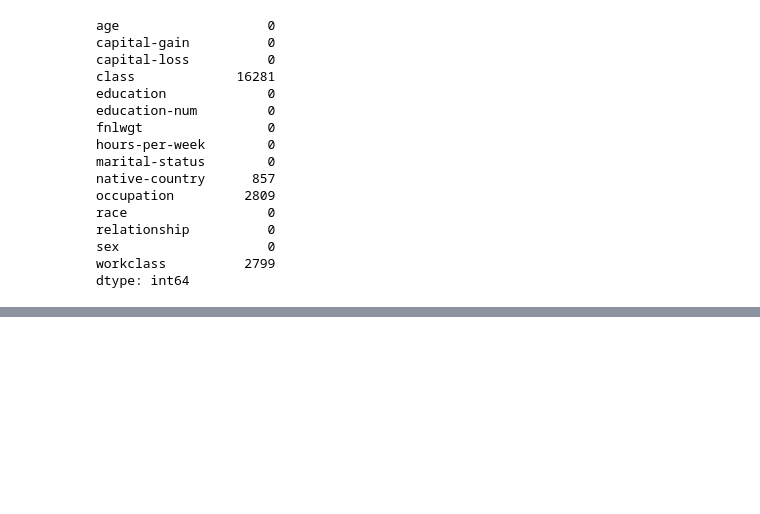
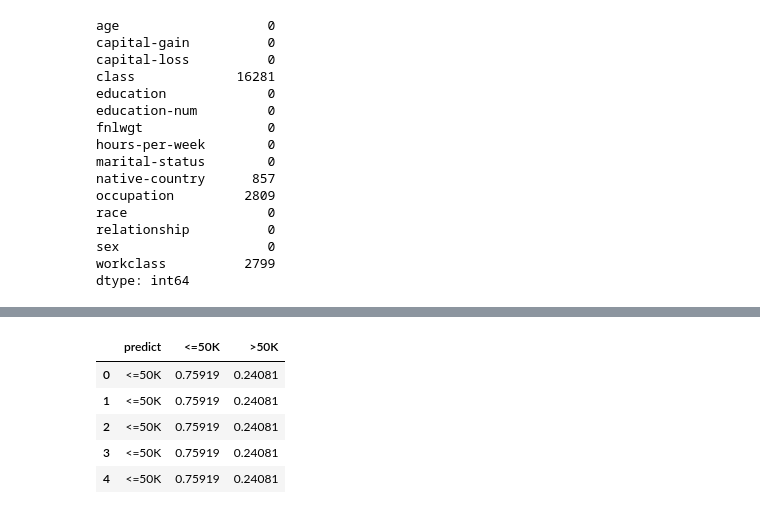
Before and after one commit to avecsally/Discover_Discriminatory_Bias_in_High_Accuracy_Models_Embedded_in_Machine_Learning_Algorithms, a Jupyter notebook: paper.ipynb, the cells around one changed output, grey strips where cells are left out. Saved outputs shown, nothing was run; the diff lists cells and outputs as text; code cells hidden in the pictures; blank space fills up the shorter version.

```diff
--- a/paper.ipynb
+++ b/paper.ipynb
@@ -205,7 +213,7 @@ grid = H2OGridSearch(model = glm, hyper_params = hyper_params,
 
 grid.train(x = x, y = r, training_frame = hf,nfolds=5,seed=1)
 # %%
-sorted_grid = grid.get_grid(sort_by='auc', decreasing=False)
+sorted_grid = grid.get_grid(sort_by='accuracy', decreasing=False)
 best_glm = sorted_grid.models[0]
 best_glm.cross_validation_metrics_summary().as_data_frame()
 # %% [output]
@@ -320,0 +239,13 @@ Maximum Metrics: Maximum metrics at their respective thresholds
+# %%
+pred_glm_tr =  best_glm.predict(hf)
+pred_glm_tr = pred_glm_tr.as_data_frame()
+co = best_glm.coef()
+# %%
+pred_glm_tr.head()
+# %% [output]
+|  | predict | <=50K | >50K |
+| 0 | <=50K | 0.75919 | 0.24081 |
+| 1 | <=50K | 0.75919 | 0.24081 |
+| 2 | <=50K | 0.75919 | 0.24081 |
+| 3 | <=50K | 0.75919 | 0.24081 |
+| 4 | <=50K | 0.75919 | 0.24081 |
```
Also changed, not shown: parts of 6 cells of this notebook.
